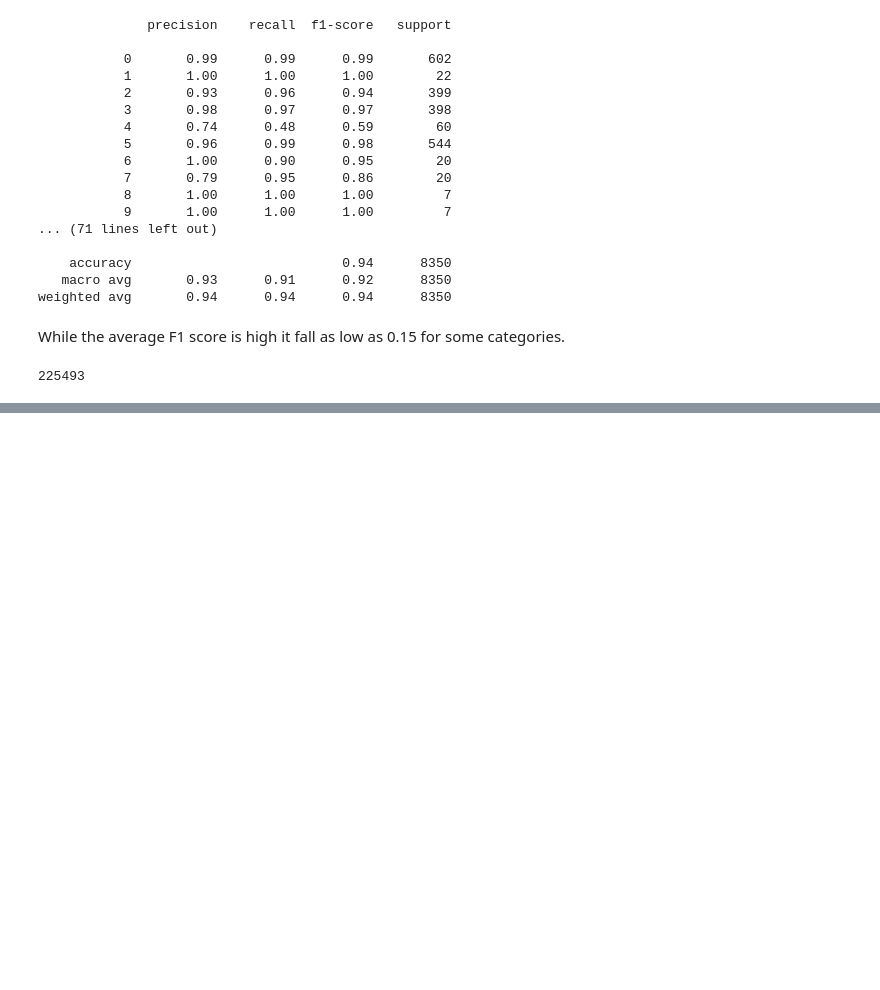
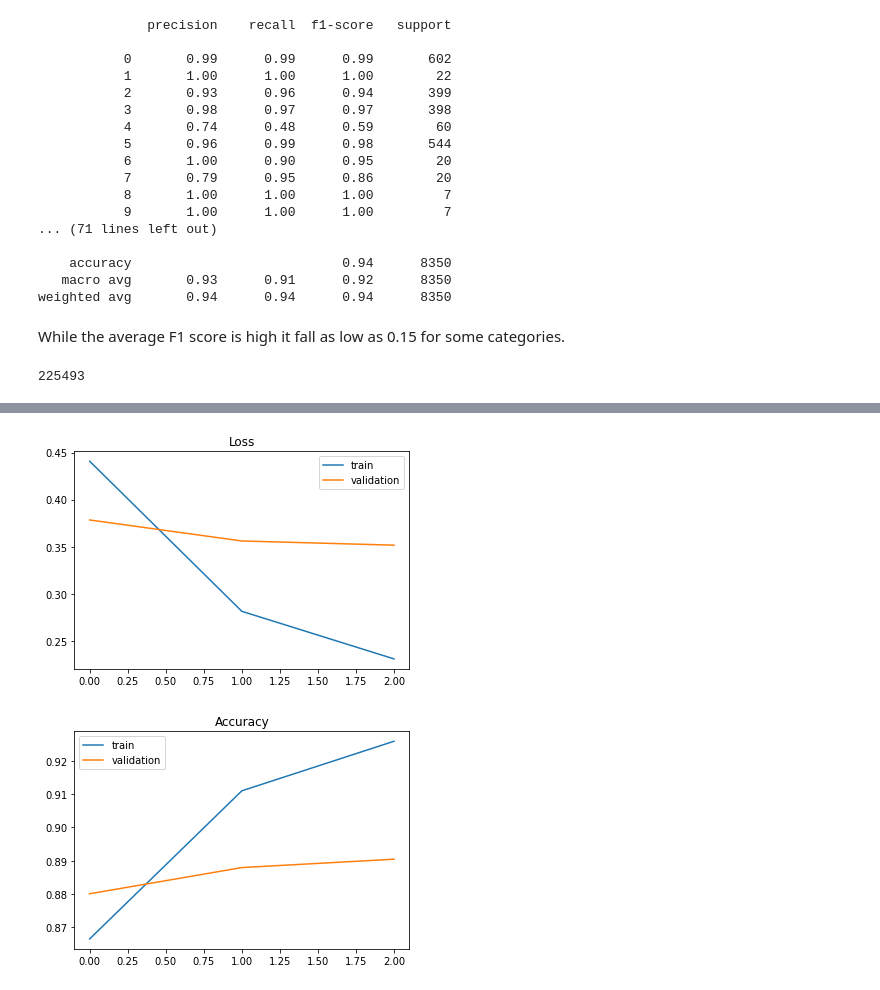
Before and after one commit to vpetkov4/Improving-NN-performance, a Jupyter notebook: Symbol classifications.ipynb, the cells around one changed output, grey strips where cells are left out. Cells and saved outputs as stored; diff of their text form; code cells hidden in the pictures; blank space fills up the shorter version.

```diff
--- a/Symbol classifications.ipynb
+++ b/Symbol classifications.ipynb
@@ -329,3 +328,9 @@ y=np.array(y)
 #normalize features data
 #X=tf.keras.utils.normalize(X,axis=1)
 X=X/255
+# %%
+#Spliting the set into train and test set using scikit learn
+X_train, X_test, y_train, y_test = train_test_split(X,y,test_size=0.1, random_state=1, stratify=y)
+# %%
+#Running the neural network model over the augmented dataset
+history3=model.fit(X_train,y_train,batch_size=100,epochs=3, validation_split=0.2)
@@ -331,0 +344,16 @@ X=X/255
+# %%
+#Plot the train/validation loss and accuracy
+plt.title('Loss')
+plt.plot(history3.history['loss'], label='train')
+plt.plot(history3.history['val_loss'], label='validation')
+plt.legend()
+plt.show()
+
+plt.title('Accuracy')
+plt.plot(history3.history['accuracy'], label='train')
+plt.plot(history3.history['val_accuracy'], label='validation')
+plt.legend()
+plt.show()
+# %% [output]
+[figure, added]
+[figure, added]
```
Also changed, not shown: parts of 4 cells of this notebook.
